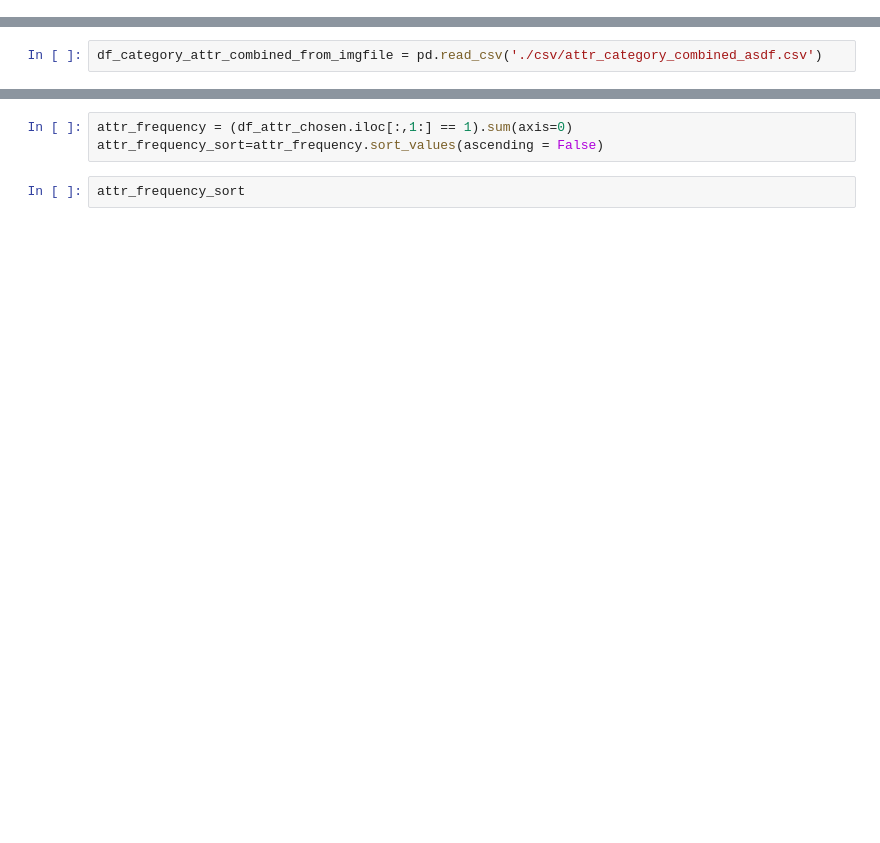
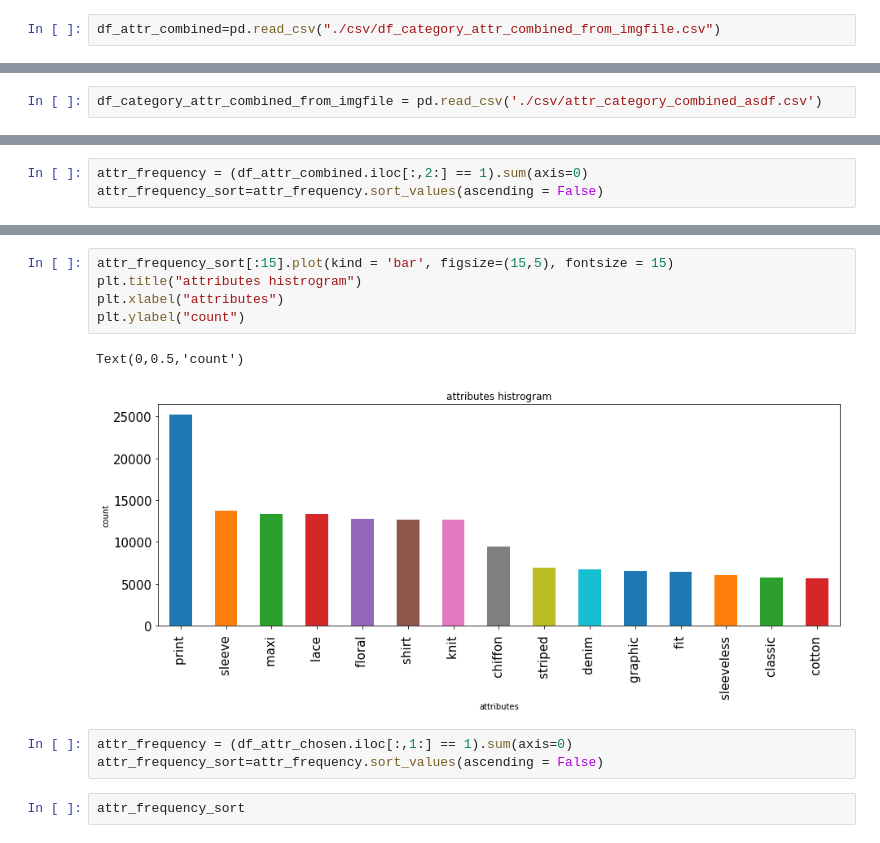
Before and after one commit to starsuzi/deep-fashion, a Jupyter notebook: Untitled1.ipynb, the cells around one changed output, grey strips where cells are left out. Cells and saved outputs as stored; diff of their text form; blank space fills up the shorter version.

```diff
--- a/Untitled1.ipynb
+++ b/Untitled1.ipynb
@@ -4,0 +6,2 @@ import csv
+# %%
+df_attr_combined=pd.read_csv("./csv/df_category_attr_combined_from_imgfile.csv")
@@ -25,3 +84,6 @@ df_attr_chosen.head()
 | 2 | 1981_Graphic_Ringer_Tee_img_00000003 | shirt | 0 | -1 | -1 | -1 | -1 | -1 | 1 | ... |
 | 3 | 1981_Graphic_Ringer_Tee_img_00000004 | shirt | 0 | -1 | -1 | -1 | -1 | -1 | -1 | ... |
 | 4 | 1981_Graphic_Ringer_Tee_img_00000005 | shirt | 0 | -1 | -1 | -1 | -1 | 1 | -1 | ... |
+# %%
+attr_frequency = (df_attr_combined.iloc[:,2:] == 1).sum(axis=0)
+attr_frequency_sort=attr_frequency.sort_values(ascending = False)
@@ -28,3 +110,11 @@ df_attr_chosen.head()
+# %%
+attr_frequency_sort[:15].plot(kind = 'bar', figsize=(15,5), fontsize = 15)
+plt.title("attributes histrogram")
+plt.xlabel("attributes")
+plt.ylabel("count")
+# %% [output]
+Text(0,0.5,'count')
+[figure, added]
 # %%
 attr_frequency = (df_attr_chosen.iloc[:,1:] == 1).sum(axis=0)
 attr_frequency_sort=attr_frequency.sort_values(ascending = False)
```
Also changed, not shown: parts of 13 cells of this notebook, 11 other files.
